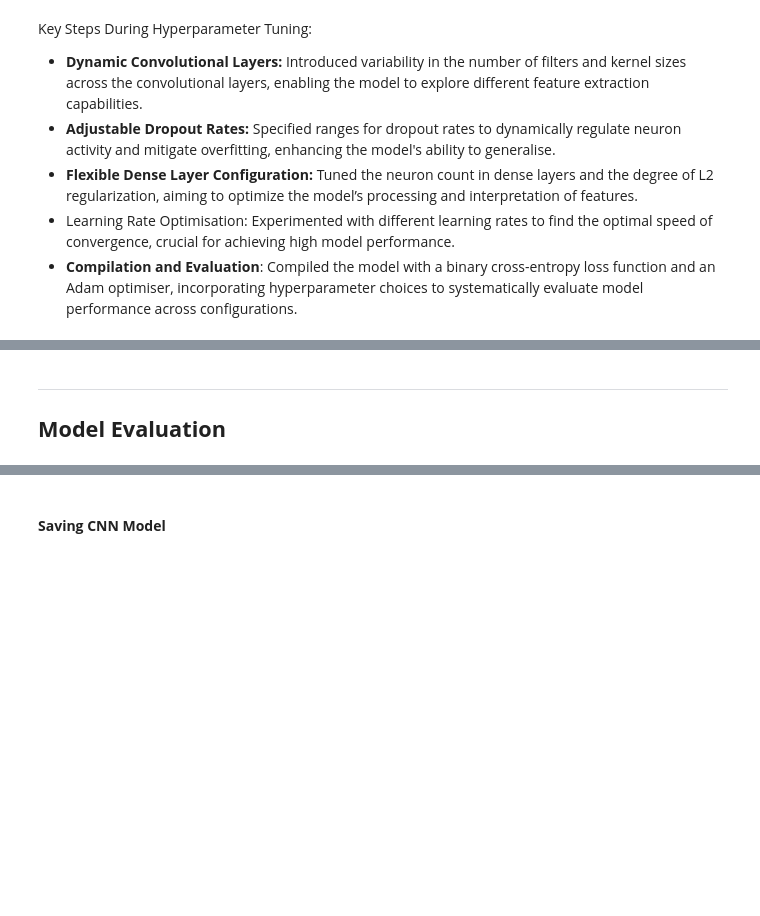
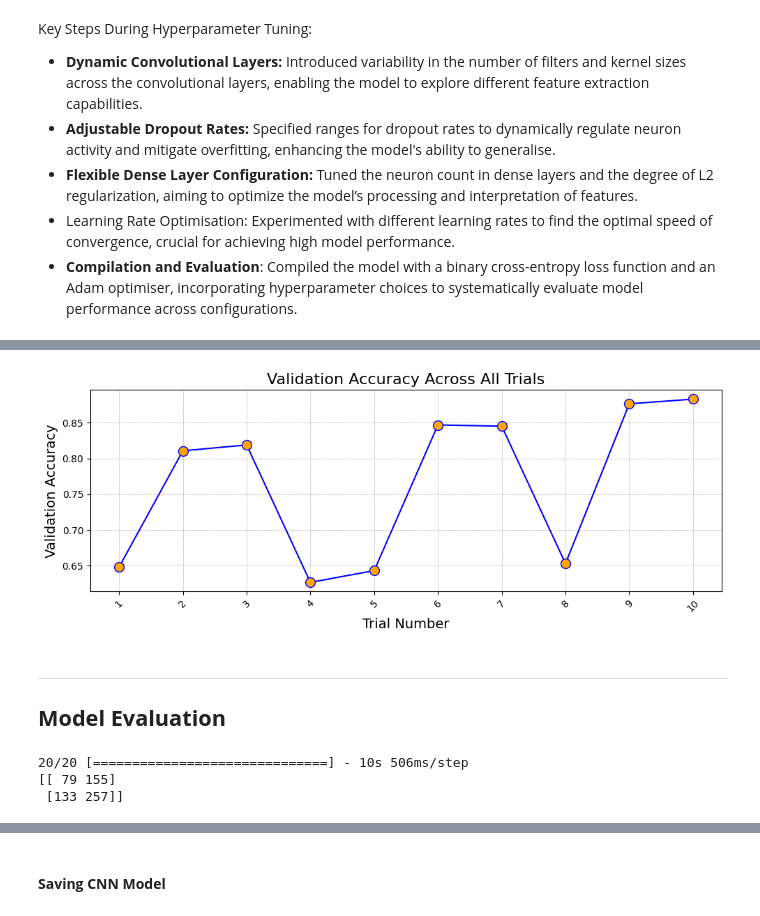
Before and after one commit to AndyMDH/pneumonia_detection_cnn, a Jupyter notebook: main.ipynb, the cells around one changed output, grey strips where cells are left out. Saved outputs shown, nothing was run; the diff lists cells and outputs as text; code cells hidden in the pictures; blank space fills up the shorter version.

```diff
--- a/main.ipynb
+++ b/main.ipynb
@@ -794,3 +772,22 @@ plot_comparison(history_original, history_tuned)
+# %%
+# Extract trial IDs in the order they were executed
+trial_ids = [t.trial_id for t in tuner.oracle.trials.values()]
+
+# Extract validation accuracy for each trial
+val_accuracies = [tuner.oracle.trials[t].metrics.get_best_value('val_accuracy') for t in trial_ids]
+
+plt.figure(figsize=(10, 4))
+plt.plot(val_accuracies, marker='o', linestyle='-', color='blue', markerfacecolor='orange', markersize=10)
+plt.title('Validation Accuracy Across All Trials', fontsize=16)
+plt.xlabel('Trial Number', fontsize=14)
+plt.ylabel('Validation Accuracy', fontsize=14)
+plt.grid(True, which='both', linestyle='--', linewidth=0.5)
+plt.xticks(range(len(trial_ids)), labels=[str(i+1) for i in range(len(trial_ids))], rotation=45)  # Adjust x-axis ticks
+
+plt.tight_layout()
+plt.show()
+# %% [output]
+[figure, added]
 # %% [markdown]
 ---
 ## **Model Evaluation**
@@ -830,0 +794,14 @@ visualize_predictions(image_batch, label_batch_int, predicted_labels_batch)
+# %%
+# Predict probabilities on the test dataset using the best model and onvert probabilities to binary predictions based on a 0.5 threshold.
+test_predictions_prob = best_model.predict(test_data_generator)
+test_predictions = (test_predictions_prob > 0.5).astype(int)
+
+true_labels = test_data_generator.classes
+
+# Calculate the confusion matrix comparing true labels and predictions.
+matrix = confusion_matrix(true_labels, test_predictions)
+print(matrix)
+# %% [output]
+20/20 [==============================] - 10s 506ms/step
+[[ 79 155]
+ [133 257]]
```
Also changed, not shown: parts of 9 cells of this notebook.
